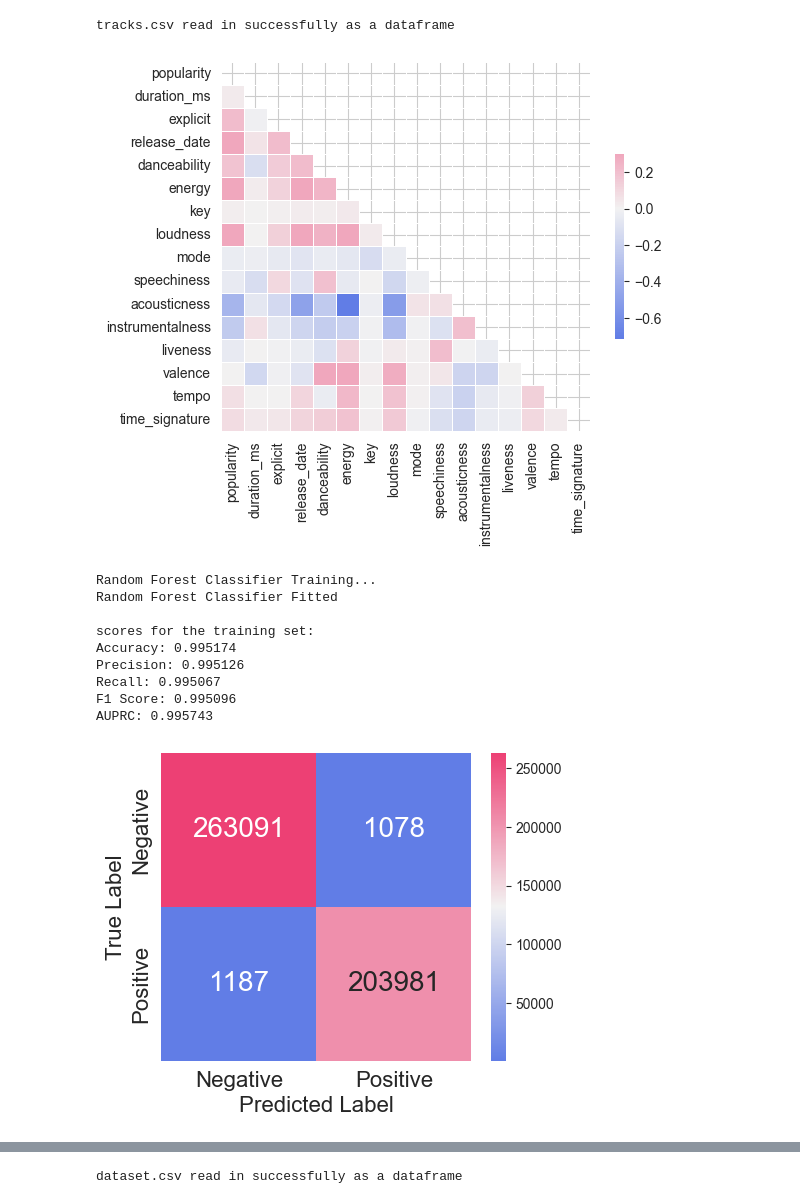
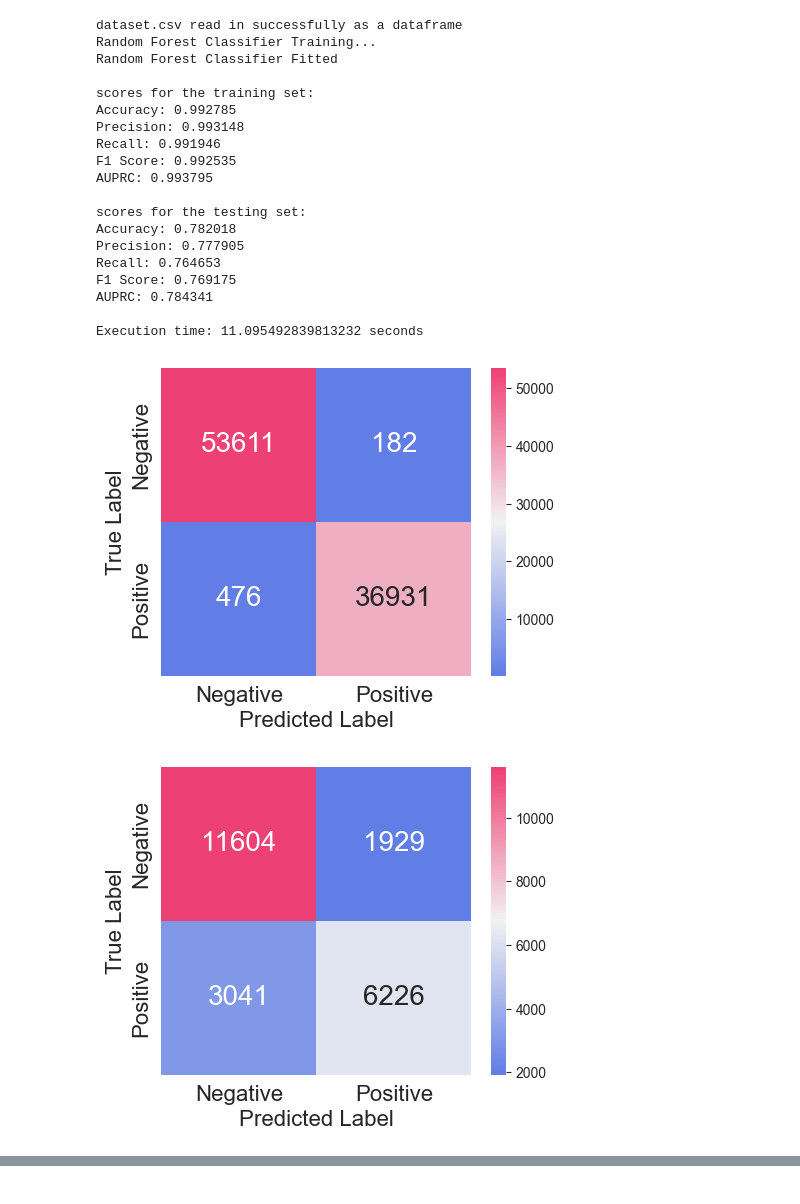
Before and after one commit to Coopsims/Random-Projects, a Jupyter notebook: Spotify Data Science/Song Popularity/Spotify-analysis-V2.0.ipynb, the cells around one changed output, grey strips where cells are left out. Cells and saved outputs as stored; diff of their text form; code cells hidden in the pictures.

```diff
--- a/Spotify Data Science/Song Popularity/Spotify-analysis-V2.0.ipynb
+++ b/Spotify Data Science/Song Popularity/Spotify-analysis-V2.0.ipynb
@@ -36,7 +31,7 @@ import keras
 # !rm -rf ./logs/
 # %%
 # Global var for selecting popularity cutoff
-MINIMUM_POPULARITY_LIMIT = 30
+MINIMUM_POPULARITY_LIMIT = 40
 MINIMUM_POPULARITY_PERCENTAGE = MINIMUM_POPULARITY_LIMIT / 100
 # %%
 # Initialize the DataFrame
@@ -175,12 +173,12 @@ def f1_score_nn(y_true, y_pred):
 # %%
 # Putting file specific info into arrays for easier access
-files = ['tracks.csv', 'dataset.csv']
+files = ['dataset.csv']
 inputs = [
-    ['danceability', 'energy', 'key', 'loudness', 'mode', 'speechiness', 'acousticness', 'instrumentalness', 'liveness',
-     'valence', 'tempo', 'time_signature', 'explicit'],
+    ['danceability', 'energy', 'key', 'loudness', 'mode', 'speechiness', 'acousticness',
+     'instrumentalness', 'liveness','valence', 'tempo', 'time_signature'],
 
-    ['track_genre_encoded', 'danceability', 'energy', 'key', 'loudness', 'mode', 'speechiness', 'acousticness',
-     'instrumentalness', 'liveness', 'valence', 'tempo', 'time_signature', 'explicit']
+    ['danceability', 'energy', 'key', 'loudness', 'mode', 'speechiness', 'acousticness',
+     'instrumentalness', 'liveness', 'valence', 'tempo', 'time_signature']
 ]
 target = ['popularity']
 
@@ -194,20 +192,20 @@ for i in range(len(files)):
     print(files[i], 'read in successfully as a dataframe')
     # File specific cleaning
 
-    # Data cleaning for tracks.csv
-    if i == 0:
-        df['release_date'] = pd.to_datetime(df['release_date'], errors='coerce').dt.year
-        df = df.drop(columns=['id', 'name', 'artists', 'id_artists'])
-
-    # Data cleaning for dataset.csv
-    if i == 1:
-        df['track_genre_encoded'] = LabelEncoder().fit_transform(df['track_genre'])
-        df = df.drop(columns=['Unnamed: 0', 'track_id', 'artists', 'album_name', 'track_name', 'track_genre'])
-
-    print_correlation_matrix(df)
-
-    xtrain, xtest, ytrain, ytest = train_test_split(df[inputs[i]], df[target], test_size=0.2, random_state=42)
-
+    # # Data cleaning for tracks.csv
+    # if i == 0:
+    #     df['release_date'] = pd.to_datetime(df['release_date'], errors='coerce').dt.year
+    #     df = df.drop(columns=['id', 'name', 'artists', 'id_artists'])
+    #
+    # # Data cleaning for dataset.csv
+    # if i == 1:
+    #     df['track_genre_encoded'] = LabelEncoder().fit_transform(df['track_genre'])
+    #     df = df.drop(columns=['Unnamed: 0', 'track_id', 'artists', 'album_name', 'track_name', 'track_genre'])
+    #
+    # print_correlation_matrix(df)
+    #
+    # xtrain, xtest, ytrain, ytest = train_test_split(df[inputs[i]], df[target], test_size=0.2, random_state=42)
+    #
     # # Training Model 1 KNN-Regressor
     # kernelNumber = find_best_kernel_value(False, xtrain, ytrain, xtest, ytest)
     #
@@ -271,7 +269,7 @@ for i in range(len(files)):
     #     print('\nscores for the testing set:')
     #     y_pred = modelThree.predict(X_test)
     #     analyze_algorithm(y_test, y_pred, files[i] + ' SVM Testing')
-    #
+
     # Training Model 4 Convolution Neural Network
     X_train, X_test, y_train, y_test = train_test_split(df[inputs[i]], df[target], test_size=0.2, random_state=42)
     y_train = (y_train > MINIMUM_POPULARITY_LIMIT).astype(int)
@@ -281,7 +279,7 @@ for i in range(len(files)):
     X_test = X_test.astype('float32')
     y_train = y_train.astype('float32')
     y_test = y_test.astype('float32')
-    #
+
     # # Define the neural network structure
     # modelFour = Sequential([
     #     Dense(32, activation='relu', input_shape=(X_train.shape[1],)),
@@ -340,42 +338,51 @@ for i in range(len(files)):
     #
     # y_train_pred = modelFive.predict(X_train)
     # print('\nscores for the training set:')
     # analyze_algorithm(y_train, y_train_pred, files[i] + ' Decision Tree Classifier Training')
     #
     # y_test_pred = modelFive.predict(X_test)
     # print('\nscores for the testing set:')
     # analyze_algorithm(y_test, y_test_pred, files[i] + ' Decision Tree Classifier Testing')
 
     # Training Model 6 Random Forest Classifier
     modelSix = RandomForestClassifier(n_estimators=500, n_jobs=-1)
     print('Random Forest Classifier Training...')
     modelSix.fit(X_train, y_train.values.ravel())
     print('Random Forest Classifier Fitted')
 
     y_train_pred = modelSix.predict(X_train)
     print('\nscores for the training set:')
     analyze_algorithm(y_train, y_train_pred, files[i] + ' Random Forest Classifier Training')
 
     y_test_pred = modelSix.predict(X_test)
     print('\nscores for the testing set:')
     analyze_algorithm(y_test, y_test_pred, files[i] + ' Random Forest Classifier Testing')
 
 # End timing and print the result
 end_time = time.time()
 
 print("\nExecution time: {} seconds".format(end_time - start_time))
 
 results_df.to_csv('resultsof'+str(MINIMUM_POPULARITY_LIMIT)+'.csv', index=False)
 # %% [output]
-tracks.csv read in successfully as a dataframe
+dataset.csv read in successfully as a dataframe
+Random Forest Classifier Training...
+Random Forest Classifier Fitted
+
+scores for the training set:
+Accuracy: 0.992785
+Precision: 0.993148
+Recall: 0.991946
+F1 Score: 0.992535
+AUPRC: 0.993795
+
+scores for the testing set:
+Accuracy: 0.782018
+Precision: 0.777905
+Recall: 0.764653
+F1 Score: 0.769175
+AUPRC: 0.784341
+
+Execution time: 11.095492839813232 seconds
-[figure, old version]
+[figure, new version]
-Random Forest Classifier Training...
-Random Forest Classifier Fitted
-
-scores for the training set:
-Accuracy: 0.995174
-Precision: 0.995126
-Recall: 0.995067
-F1 Score: 0.995096
-AUPRC: 0.995743
-[figure, old version]
+[figure, new version]
@@ -389 +388,0 @@ AUPRC: 0.736121
-dataset.csv read in successfully as a dataframe
```
Also changed, not shown: parts of 23 cells of this notebook, 15 other files.
